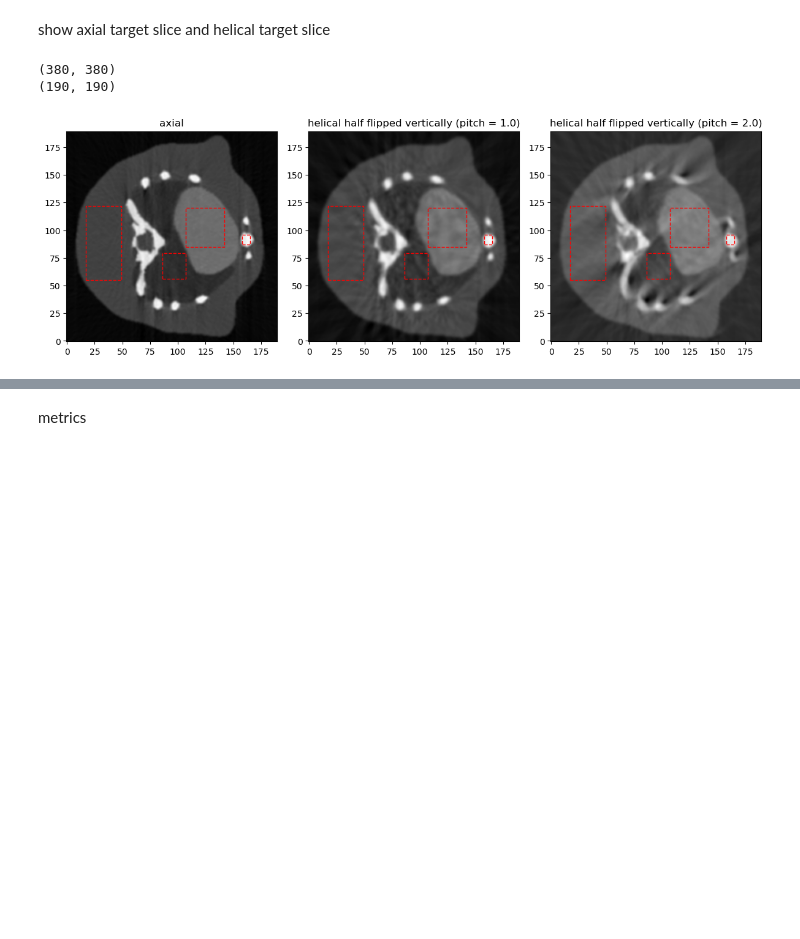
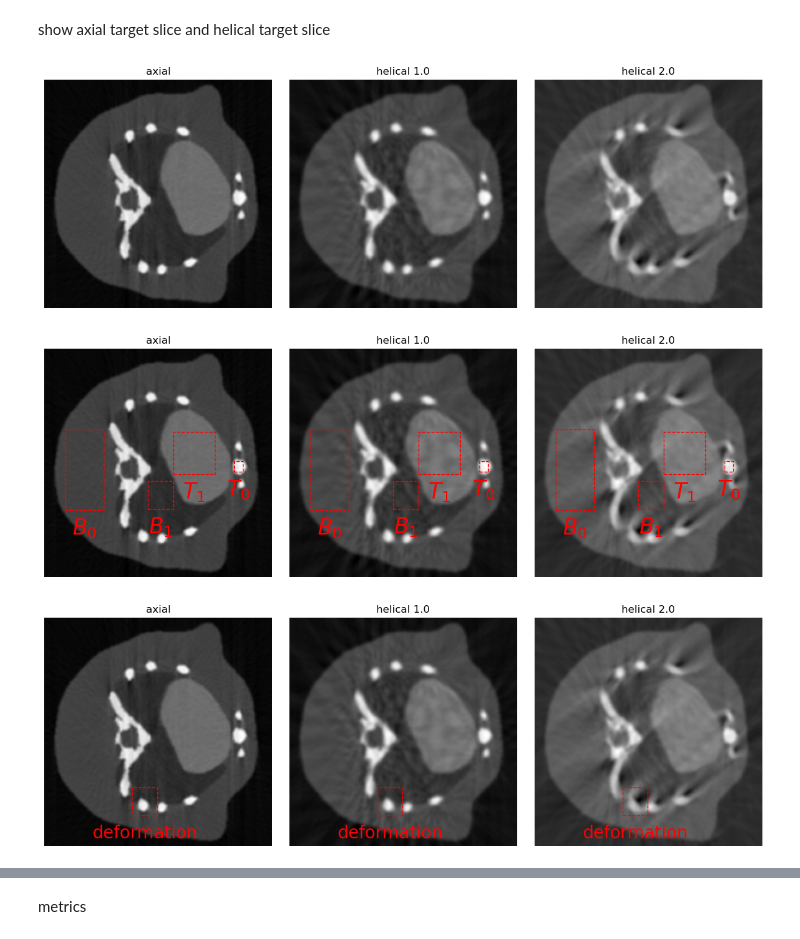
Before and after one commit to trubby22/mrigi-msi-cw, a Jupyter notebook: code/main.ipynb, the cells around one changed output, grey strips where cells are left out. Drawn from its saved outputs; the diff is of its cells as text; code cells hidden in the pictures; blank space fills up the shorter version.

```diff
--- a/code/main.ipynb
+++ b/code/main.ipynb
@@ -318,42 +318,60 @@ imgs = [
     axial_reconstruction,
 ]
 titles = [
     'axial',
 ]
 file_names = [
     'axial',
 ]
 for i in range(len(pitches)):
     imgs.append(helical_reconstructions_half_flipped_vertically[i])
-    titles.append(f'helical half flipped vertically (pitch = {pitches[i]})')
+    titles.append(f'helical {pitches[i]}')
     file_names.append(f'helical-{round(pitches[i])}')
 for i in range(len(imgs)):
     x, _ = imgs[i].shape
     start_ix = 90
     end_ix = 280
-    imgs[i] = imgs[i][start_ix:end_ix, start_ix:end_ix]
+    if i == 0:
+        imgs[i] = imgs[i][start_ix:end_ix, start_ix:end_ix]
+    else:
+        imgs[i] = imgs[i][start_ix-1:end_ix-1, start_ix:end_ix]
     min_val = np.min(imgs[i])
     max_val = np.max(imgs[i])
     if max_val - min_val == 0:
         raise Exception("Dynamic range of image is 0 - cannot normalise")
     imgs[i] = (imgs[i] - min_val) / (max_val - min_val)
 # origin is in top-left corner of the image
 # (target, background)
 # [top_left_x, top_left_y, bottom_right_x, bottom_right_y]
-rectangles = [
+rectangles_quant = [
     [17, 55, 32, 67],
     [86, 56, 21, 23],
     [107, 85, 35, 35],
     [158, 87, 7, 9],
 ]
-print(axial_reconstruction.shape)
-print(imgs[0].shape)
-show_images(imgs, titles, rectangles)
+labels_quant = [
+    r'$B_0$',
+    r'$B_1$',
+    r'$T_1$',
+    r'$T_0$',
+]
+rectangles_qual = [
+    [73, 25, 21, 23],
+]
+labels_qual = [
+    'deformation',
+]
+# print(axial_reconstruction.shape)
+# print(imgs[0].shape)
+# show_images([imgs[0][:80, :120]], None, [])
+show_images(imgs, titles, file_name='combined-vanilla')
+show_images(imgs, titles, rectangles_quant, file_name='combined-quant', labels=labels_quant, font_size=25)
+show_images(imgs, titles, rectangles_qual, file_name='combined-qual', labels=labels_qual, font_size=20)
 save_images(imgs, file_names)
 # %% [output]
-(380, 380)
-(190, 190)
-[figure, old version]
+[figure, new version]
+[figure, added]
+[figure, added]
 # %%
 masked_imgss = []
 roiss = []
```
Also changed, not shown: parts of 6 cells of this notebook.
